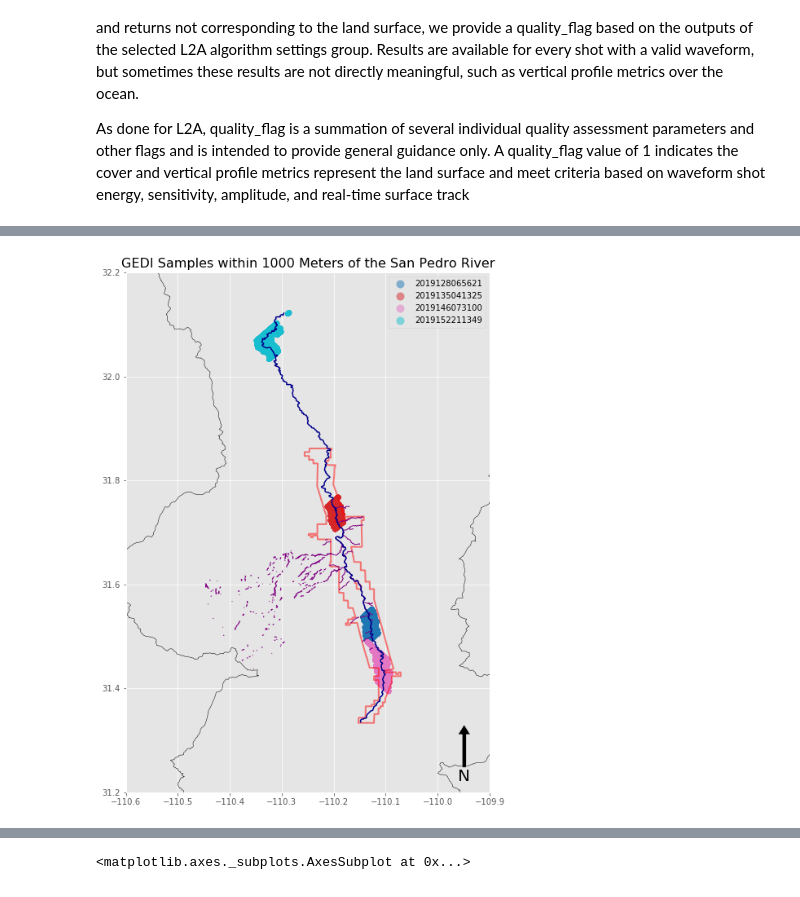
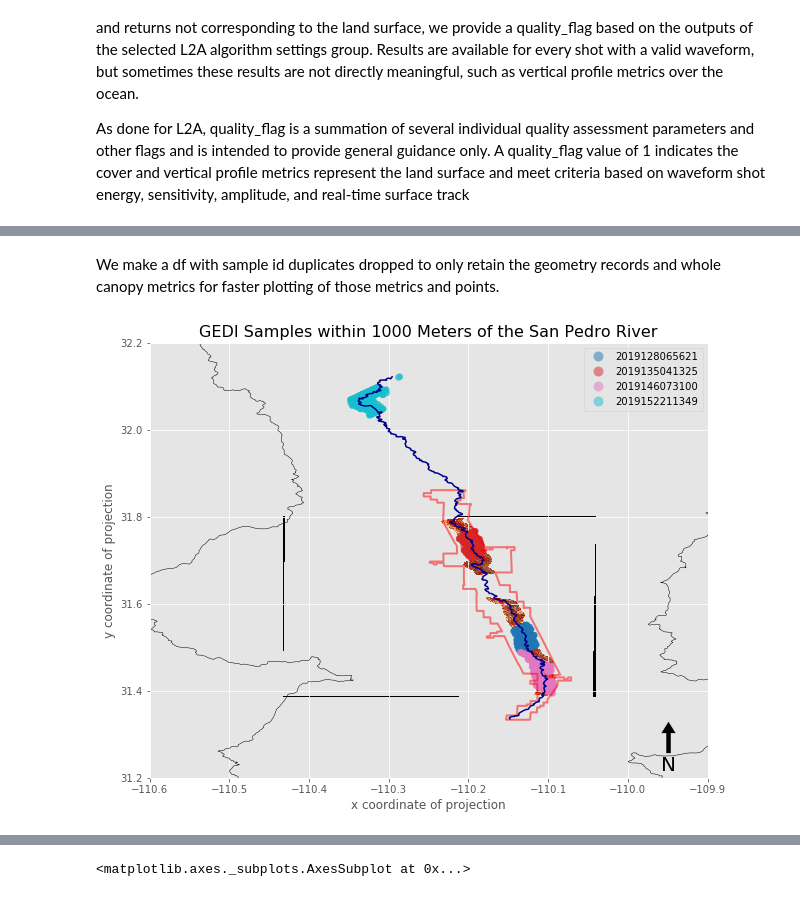
Before and after one commit to rbavery/sprnca_gedi, a Jupyter notebook: gedi_explore.ipynb, the cells around one changed output, grey strips where cells are left out. Saved outputs shown, nothing was run; the diff lists cells and outputs as text; code cells hidden in the pictures.

```diff
--- a/gedi_explore.ipynb
+++ b/gedi_explore.ipynb
@@ -62,7 +62,7 @@ import dask
 # %%
 shps = list(Path("data/processed").glob("GEDI*.shp"))
 
-if Path("data/processed/all_samples.gpkg").exists() == False:
+if Path("data/processed/all_samples_subsetted.gpkg").exists() == False:
     gdfs = []
     for path in shps:
         print(path)
@@ -77,11 +77,11 @@ if Path("data/processed/all_samples.gpkg").exists() == False:
     san_pedro = gpd.read_file("data/site_vectors/OSM_SanPedro.shp")
 
     # the SPRNCA bound file is about 8000m wide but not uniform so this is a uniform buffer at it's widest distance
-    buffered_river_8000m = san_pedro.to_crs(32612).buffer(1000).to_crs(4326)
+    buffered_river_1000m = san_pedro.to_crs(32612).buffer(1000).to_crs(4326)
 
-    all_samples_df.crs = buffered_river_8000m.crs # defines the crs of the GEDI samples as 4326
+    all_samples_df.crs = buffered_river_1000m.crs # defines the crs of the GEDI samples as 4326
 
-    intersects_riparian_mask = all_samples_df.intersects(buffered_river_8000m.unary_union)
+    intersects_riparian_mask = all_samples_df.intersects(buffered_river_1000m.unary_union)
     riparian_df = all_samples_df[intersects_riparian_mask]
     all_samples_df.to_file("data/processed/all_samples.gpkg", driver="GPKG")
     riparian_df.to_file("data/processed/all_samples_subsetted.gpkg", driver="GPKG")
@@ -90,4 +90,5 @@ else:
 
 san_pedro = gpd.read_file("data/site_vectors/OSM_SanPedro.shp")
 san_pedro_riparian_corridor = gpd.read_file("data/site_vectors/SPRNCA_bound_wgs84.shp")
+buffered_river_1000m = san_pedro.to_crs(32612).buffer(1000).to_crs(4326)
 fth_wetlands = gpd.read_file("data/site_vectors/FtHua_wetlands.shp")
@@ -114,24 +98,30 @@ main_base = mil_bounds.explode()[mil_bounds.explode().area > .03] # gets the lar
 watershed = gpd.read_file("data/site_vectors/wbdhu6_spw.shp")
 flow_perm = gpd.read_file("data/site_vectors/flow_permanence_SanPedro.shp")
 hua_fields = gpd.read_file("data/site_vectors/huachuca_field_polys.shp")
+# %% [markdown]
+We make a df with sample id duplicates dropped to only retain the geometry records and whole canopy metrics for faster plotting of those metrics and points.
+# %%
+riparian_df_with_z = riparian_df.copy()
+
+riparian_df = riparian_df.drop_duplicates("sample_ind")
 # %%
 plt.style.use("ggplot")
-fig, ax = plt.subplots(figsize=(8,14))
+fig, ax = plt.subplots(figsize=(10,8))
 riparian_df.plot(ax=ax, alpha=.5, column="scan_id", legend=True)
 san_pedro.plot(ax=ax, color="darkblue", label = "San Pedro River")
 san_pedro_riparian_corridor.plot(ax=ax, linewidth=2, facecolor="none", edgecolor = "red", alpha=.5, label= "SPRNCA Boundary")
-fth_wetlands.buffer(70).to_crs(4326).plot(ax=ax, color = "purple", label= "Fort Huachuca Wetlands")
+# fth_wetlands.buffer(70).to_crs(4326).plot(ax=ax, color = "purple", label= "Fort Huachuca Wetlands")
 watershed.plot(ax=ax, facecolor="none", edgecolor = "black", label= "Watershed Boundaries")
 #main_base.plot(ax=ax, linewidth=2, facecolor="none", edgecolor = "orange", label= "Fort Huachuca Boundary")
 plt.title("GEDI Samples within 1000 Meters of the San Pedro River", fontsize = 16)
 ax.set_xlim(-110.6, -109.9)
 ax.set_ylim(31.2, 32.2)
 x, y, arrow_length = .93, .13, 0.1
 ax.annotate('N', xy=(x, y), xytext=(x, y-arrow_length),
             arrowprops=dict(facecolor='black', width=5, headwidth=15),
             ha='center', va='center', fontsize=20,
             xycoords=ax.transAxes)
 # plt.tight_layout()
 plt.savefig("figs/SPRNCA_and_GEDI.png")
 # %% [output]
-[figure, old version]
+[figure, new version]
```
Also changed, not shown: parts of 10 cells of this notebook, 1 other file.
